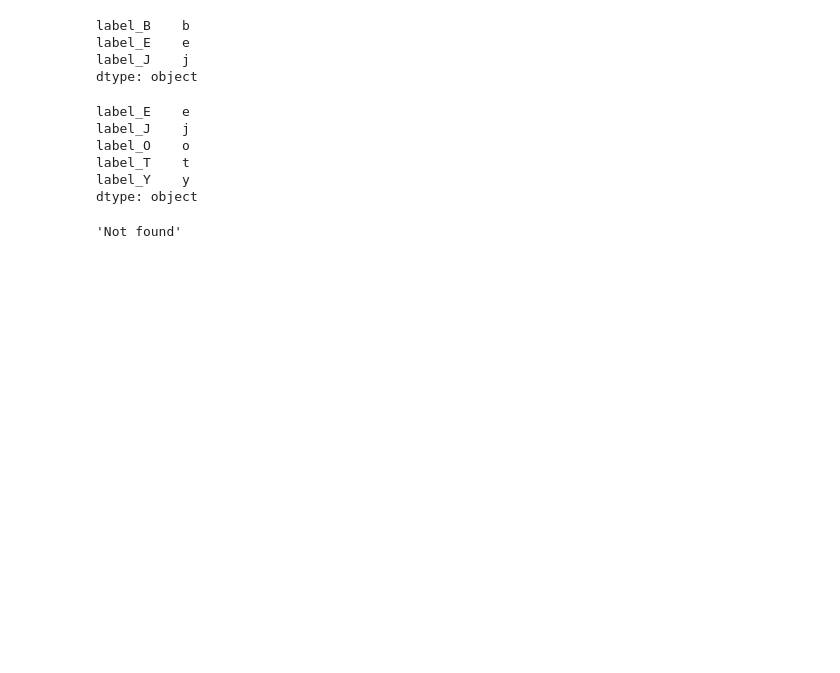
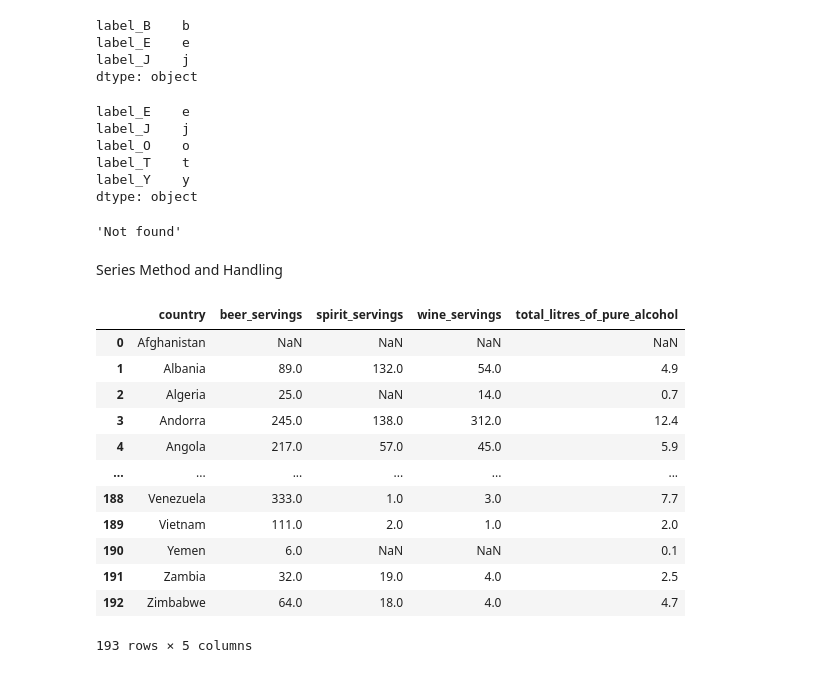
Before and after one commit to SanjaySaatyaki/Pandas, a Jupyter notebook: Series.ipynb, the cells around one changed output. Cells and saved outputs as stored; diff of their text form; code cells hidden in the pictures; blank space fills up the shorter version.

```diff
--- a/Series.ipynb
+++ b/Series.ipynb
@@ -395,3 +395,5 @@ dtype: object
 labeled_alphabet.get("label_in",default ="Not found")
 # %% [output]
 'Not found'
+# %% [markdown]
+Series Method and Handling
@@ -397,0 +402,16 @@ labeled_alphabet.get("label_in",default ="Not found")
+# %%
+pd. read_csv("https://andybek.com/pandas-drinks")
+# %% [output]
+|  | country | beer_servings | spirit_servings | wine_servings | total_litres_of_pure_alcohol |
+| 0 | Afghanistan | NaN | NaN | NaN | NaN |
+| 1 | Albania | 89.0 | 132.0 | 54.0 | 4.9 |
+| 2 | Algeria | 25.0 | NaN | 14.0 | 0.7 |
+| 3 | Andorra | 245.0 | 138.0 | 312.0 | 12.4 |
+| 4 | Angola | 217.0 | 57.0 | 45.0 | 5.9 |
+| ... | ... | ... | ... | ... | ... |
+| 188 | Venezuela | 333.0 | 1.0 | 3.0 | 7.7 |
+| 189 | Vietnam | 111.0 | 2.0 | 1.0 | 2.0 |
+| 190 | Yemen | 6.0 | NaN | NaN | 0.1 |
+| 191 | Zambia | 32.0 | 19.0 | 4.0 | 2.5 |
+| 192 | Zimbabwe | 64.0 | 18.0 | 4.0 | 4.7 |
+193 rows × 5 columns
```
Also changed, not shown: parts of 17 cells of this notebook.
